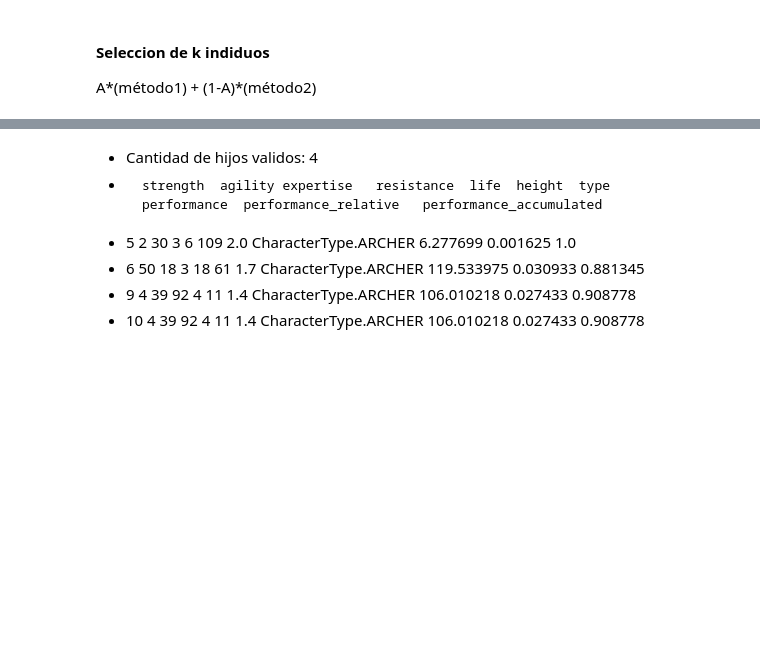
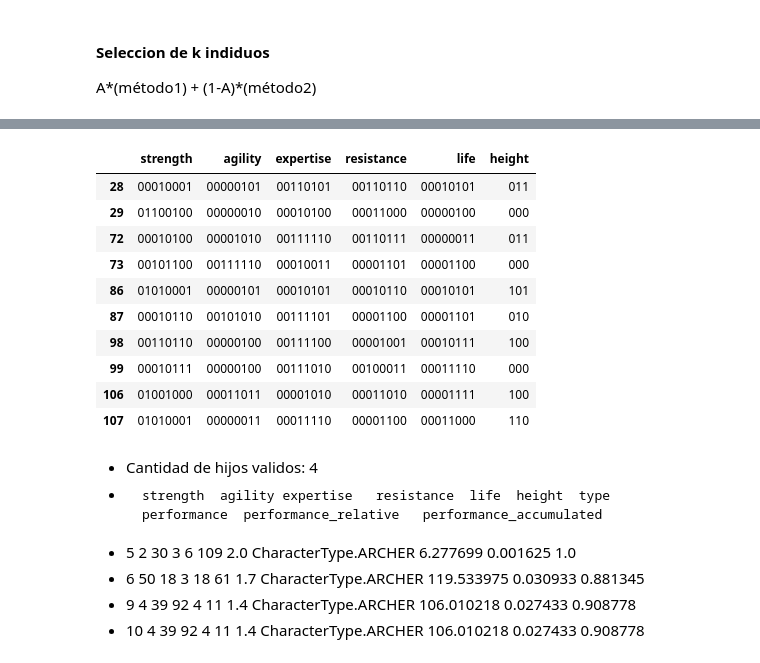
Before and after one commit to marianopm/sia-tp2, a Jupyter notebook: src/test.ipynb, the cells around one changed output, grey strips where cells are left out. Saved outputs shown, nothing was run; the diff lists cells and outputs as text; code cells hidden in the pictures; blank space fills up the shorter version.

```diff
--- a/src/test.ipynb
+++ b/src/test.ipynb
@@ -76,9 +78,27 @@ from genes import  encode_genes
 cromosomas = encode_genes(selection_total)
 #cromosomas
 # %%
-from crossover import single_point_crossover
+from crossover import single_point_crossover, valid_chromosome
+
 new_individuals = single_point_crossover(cromosomas)
+cromosomas_ok1 = valid_chromosome(new_individuals)
+while (len(cromosomas_ok1)<1):
+    new_individuals = single_point_crossover(cromosomas)
+    cromosomas_ok1 = valid_chromosome(new_individuals)
 #new_individuals
+cromosomas_ok1
+# %% [output]
+|  | strength | agility | expertise | resistance | life | height |
+| 28 | 00010001 | 00000101 | 00110101 | 00110110 | 00010101 | 011 |
+| 29 | 01100100 | 00000010 | 00010100 | 00011000 | 00000100 | 000 |
+| 72 | 00010100 | 00001010 | 00111110 | 00110111 | 00000011 | 011 |
+| 73 | 00101100 | 00111110 | 00010011 | 00001101 | 00001100 | 000 |
+| 86 | 01010001 | 00000101 | 00010101 | 00010110 | 00010101 | 101 |
+| 87 | 00010110 | 00101010 | 00111101 | 00001100 | 00001101 | 010 |
+| 98 | 00110110 | 00000100 | 00111100 | 00001001 | 00010111 | 100 |
+| 99 | 00010111 | 00000100 | 00111010 | 00100011 | 00011110 | 000 |
+| 106 | 01001000 | 00011011 | 00001010 | 00011010 | 00001111 | 100 |
+| 107 | 01010001 | 00000011 | 00011110 | 00001100 | 00011000 | 110 |
 # %%
 #from genes import decode_genes
 #cromosomas_decoded = decode_genes(new_individuals)
```
Also changed, not shown: parts of 15 cells of this notebook, 2 other files.
